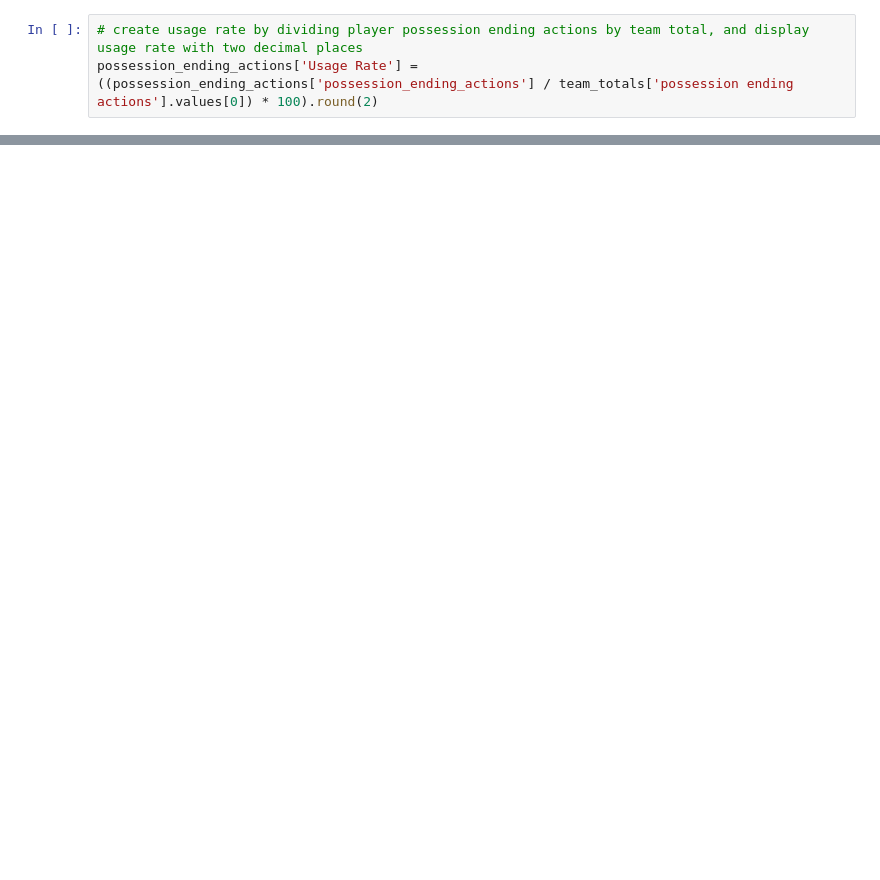
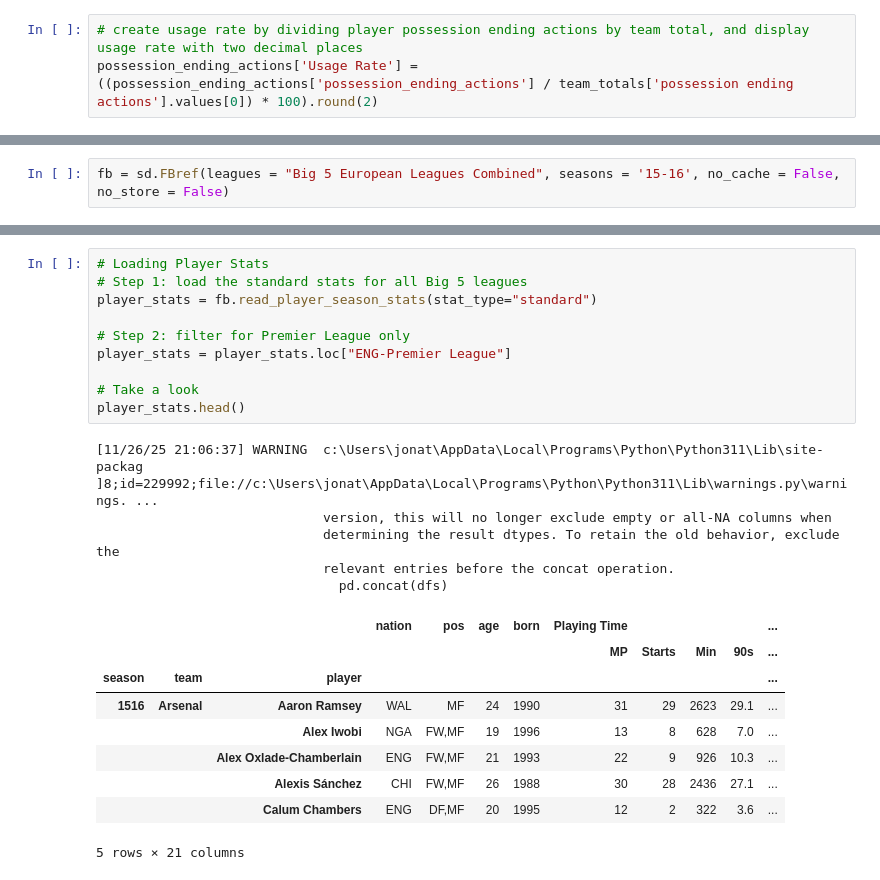
Before and after one commit to JonathanC12/UsageRateInSoccer, a Jupyter notebook: ProjectNotebook.ipynb, the cells around one changed output, grey strips where cells are left out. Saved outputs shown, nothing was run; the diff lists cells and outputs as text; blank space fills up the shorter version.

```diff
--- a/ProjectNotebook.ipynb
+++ b/ProjectNotebook.ipynb
@@ -125,0 +325,2 @@ import soccerdata as sd
+# %%
+fb = sd.FBref(leagues = "Big 5 European Leagues Combined", seasons = '15-16', no_cache = False, no_store = False)
@@ -125,0 +329,25 @@ import soccerdata as sd
+# %%
+# Loading Player Stats
+# Step 1: load the standard stats for all Big 5 leagues
+player_stats = fb.read_player_season_stats(stat_type="standard")
+
+# Step 2: filter for Premier League only
+player_stats = player_stats.loc["ENG-Premier League"]
+
+# Take a look
+player_stats.head()
+# %% [output]
+[11/26/25 21:06:37] WARNING  c:\Users\jonat\AppData\Local\Programs\Python\Python311\Lib\site-packag ]8;id=229992;file://c:\Users\jonat\AppData\Local\Programs\Python\Python311\Lib\warnings.py\warnings. ...
+                             version, this will no longer exclude empty or all-NA columns when
+                             determining the result dtypes. To retain the old behavior, exclude the
+                             relevant entries before the concat operation.
+                               pd.concat(dfs)
+|  |  |  | nation | pos | age | born | Playing Time |  |  |  | ... |
+|  |  |  |  |  |  |  | MP | Starts | Min | 90s | ... |
+| season | team | player |  |  |  |  |  |  |  |  | ... |
+| 1516 | Arsenal | Aaron Ramsey | WAL | MF | 24 | 1990 | 31 | 29 | 2623 | 29.1 | ... |
+|  |  | Alex Iwobi | NGA | FW,MF | 19 | 1996 | 13 | 8 | 628 | 7.0 | ... |
+|  |  | Alex Oxlade-Chamberlain | ENG | FW,MF | 21 | 1993 | 22 | 9 | 926 | 10.3 | ... |
+|  |  | Alexis Sánchez | CHI | FW,MF | 26 | 1988 | 30 | 28 | 2436 | 27.1 | ... |
+|  |  | Calum Chambers | ENG | DF,MF | 20 | 1995 | 12 | 2 | 322 | 3.6 | ... |
+5 rows × 21 columns
```
Also changed, not shown: parts of 28 cells of this notebook.
